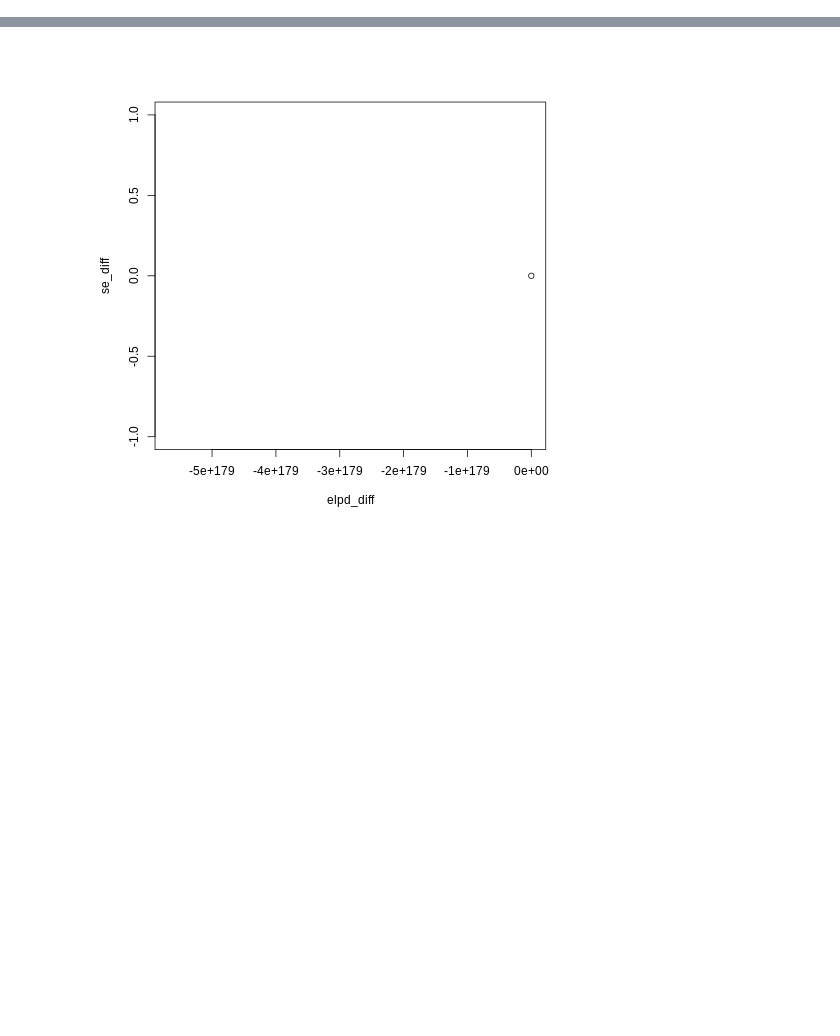
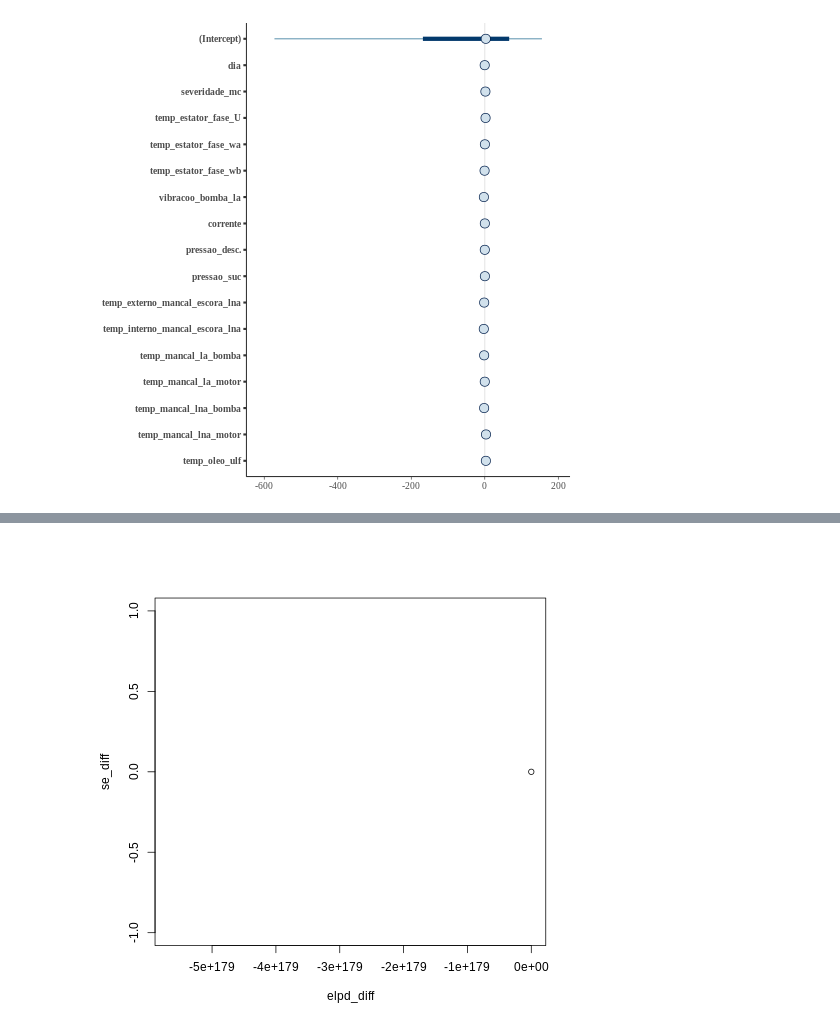
Before and after one commit to uervitonsantos/Atividade_Analise_Bayeseana_Com_RSTAN, a Jupyter notebook: trabalho_de_estatistivca_bayesiana.ipynb, the cells around one changed output, grey strips where cells are left out. Drawn from its saved outputs; the diff is of its cells as text; code cells hidden in the pictures; blank space fills up the shorter version.

```diff
--- a/trabalho_de_estatistivca_bayesiana.ipynb
+++ b/trabalho_de_estatistivca_bayesiana.ipynb
@@ -241,0 +99,34 @@ loo_negbinomial <- loo::loo(stan_glm2)
+# %%
+%%R
+# O modelo utilizará a variavel (falha) como dependente e as seguntes variáveis independentes: dia, severidade_mc,
+# temp_estator_fase_U, temp_estator_fase_wa, temp_estator_fase_wb, vibracoo_bomba_la, corrente, pressao_desc.,
+# pressao_suc, temp_externo_mancal_escora_lna, temp_interno_mancal_escora_lna, temp_mancal_la_bomba, temp_mancal_la_motor,
+# temp_mancal_lna_bomba, temp_mancal_lna_motor, temp_oleo_ulf. Para todas as variaves será usada uma priori de uma
+# distribuição normal com média (0) como desvios padrões de (2.5). A priori da constante α como uma normal centrada
+# em 0 e com um desvio padrão 5
+
+stan_poisson <- stan_glm(falha ~ dia + severidade_mc
+                                                  + temp_estator_fase_U
+                                                  + temp_estator_fase_wa
+                                                  + temp_estator_fase_wb
+                                                  + vibracoo_bomba_la
+                                                  + corrente
+                                                  + pressao_desc.
+                                                  + pressao_suc
+                                                  + temp_externo_mancal_escora_lna
+                                                  + temp_interno_mancal_escora_lna
+                                                  + temp_mancal_la_bomba
+                                                  + temp_mancal_la_motor
+                                                  + temp_mancal_lna_bomba
+                                                  + temp_mancal_lna_motor
+                                                  + temp_oleo_ulf ,
+                      data = dados,
+                      family = poisson,
+                      prior = normal(0,2.5),
+                      prior_intercept = normal(0,5),
+                      chains = 4,
+                      cores = 1,
+                      seed = 123,
+                      refresh=0
+                    )
+summary(stan_poisson)
@@ -241,0 +151,5 @@ loo_negbinomial <- loo::loo(stan_glm2)
+# %%
+%%R
+plot(stan_poisson)
+# %% [output]
+[figure, added]
```
Also changed, not shown: parts of 41 cells of this notebook.
